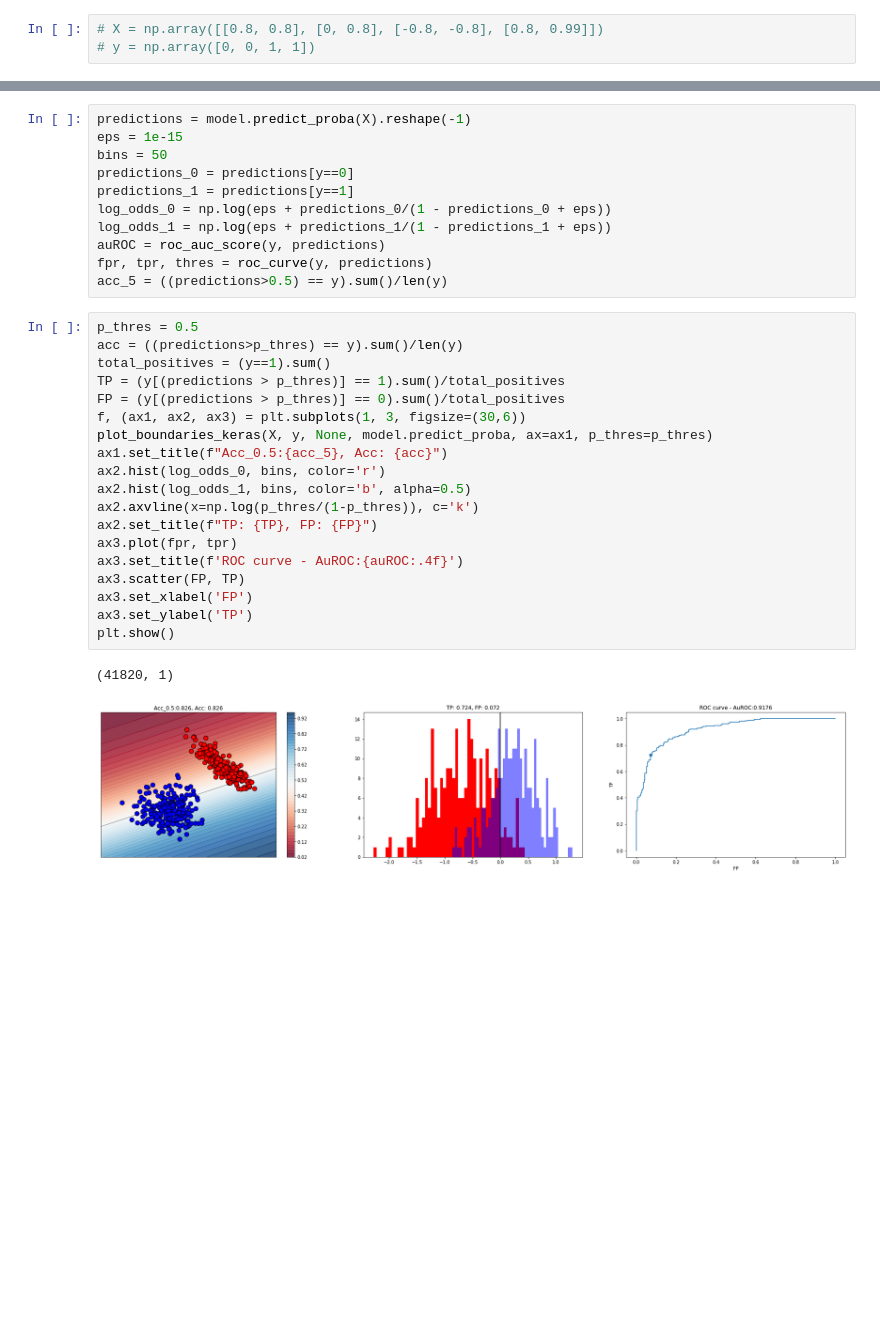
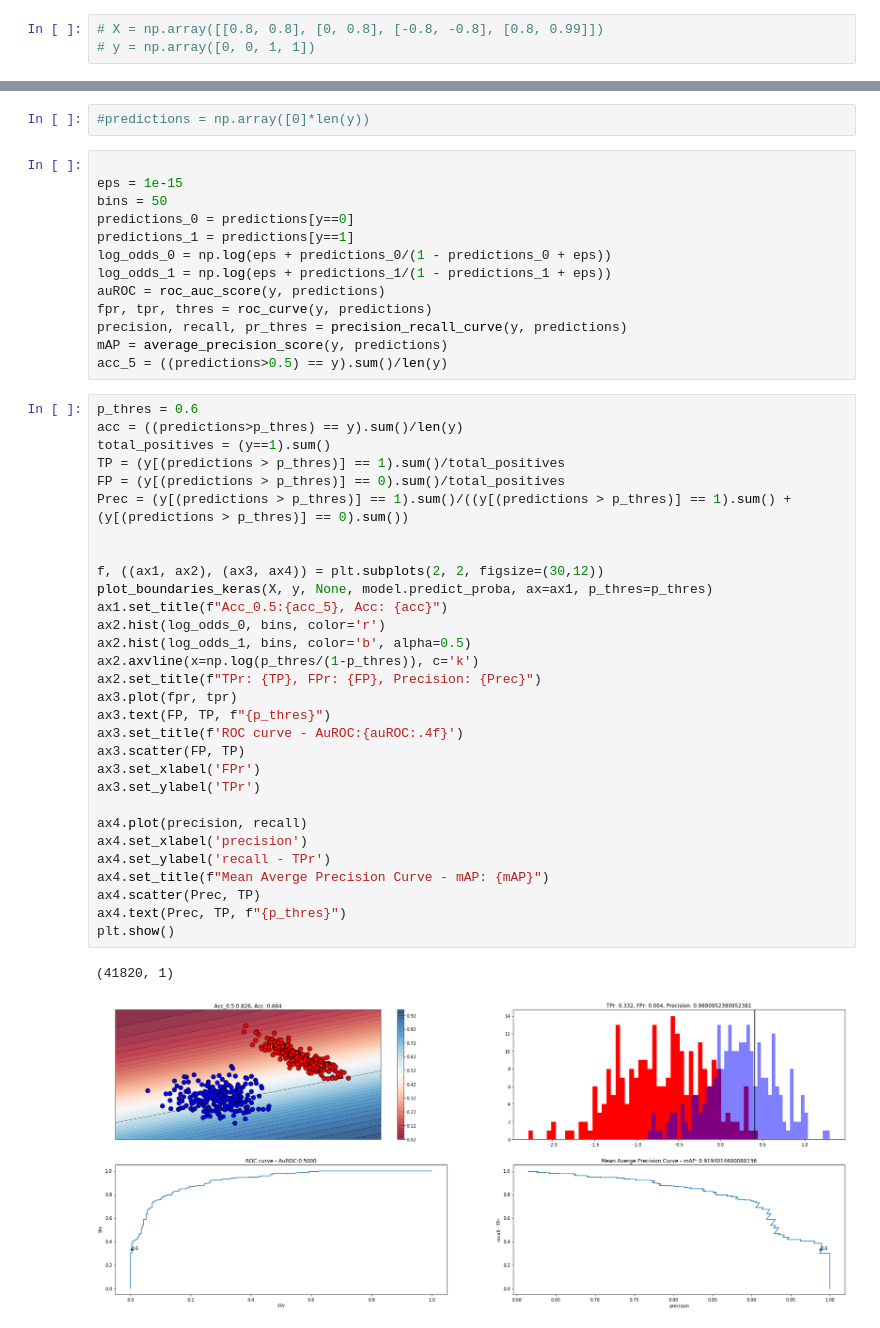
Before and after one commit to franmassa/lab-ml-itba-regresion-logistica-Keras, a Jupyter notebook: 06-ROC.ipynb, the cells around one changed output, grey strips where cells are left out. Cells and saved outputs as stored; diff of their text form; blank space fills up the shorter version.

```diff
--- a/06-ROC.ipynb
+++ b/06-ROC.ipynb
@@ -145,5 +145,7 @@ model.load_weights('roc_initial_caso_2.hdf5')
+# %%
+#predictions = np.array([0]*len(y))
 # %%
-predictions = model.predict_proba(X).reshape(-1)
+
 eps = 1e-15
 bins = 50
 predictions_0 = predictions[y==0]
@@ -152,26 +154,39 @@ log_odds_0 = np.log(eps + predictions_0/(1 - predictions_0 + eps))
 log_odds_1 = np.log(eps + predictions_1/(1 - predictions_1 + eps))
 auROC = roc_auc_score(y, predictions)
 fpr, tpr, thres = roc_curve(y, predictions)
+precision, recall, pr_thres = precision_recall_curve(y, predictions)
+mAP = average_precision_score(y, predictions)
 acc_5 = ((predictions>0.5) == y).sum()/len(y)
 # %%
-p_thres = 0.5
+p_thres = 0.6
 acc = ((predictions>p_thres) == y).sum()/len(y)
 total_positives = (y==1).sum()
 TP = (y[(predictions > p_thres)] == 1).sum()/total_positives
 FP = (y[(predictions > p_thres)] == 0).sum()/total_positives
-f, (ax1, ax2, ax3) = plt.subplots(1, 3, figsize=(30,6))
+Prec = (y[(predictions > p_thres)] == 1).sum()/((y[(predictions > p_thres)] == 1).sum() + (y[(predictions > p_thres)] == 0).sum())
+
+
+f, ((ax1, ax2), (ax3, ax4)) = plt.subplots(2, 2, figsize=(30,12))
 plot_boundaries_keras(X, y, None, model.predict_proba, ax=ax1, p_thres=p_thres)
 ax1.set_title(f"Acc_0.5:{acc_5}, Acc: {acc}")
 ax2.hist(log_odds_0, bins, color='r')
 ax2.hist(log_odds_1, bins, color='b', alpha=0.5)
 ax2.axvline(x=np.log(p_thres/(1-p_thres)), c='k')
-ax2.set_title(f"TP: {TP}, FP: {FP}")
+ax2.set_title(f"TPr: {TP}, FPr: {FP}, Precision: {Prec}")
 ax3.plot(fpr, tpr)
+ax3.text(FP, TP, f"{p_thres}")
 ax3.set_title(f'ROC curve - AuROC:{auROC:.4f}')
 ax3.scatter(FP, TP)
-ax3.set_xlabel('FP')
-ax3.set_ylabel('TP')
+ax3.set_xlabel('FPr')
+ax3.set_ylabel('TPr')
+
+ax4.plot(precision, recall)
+ax4.set_xlabel('precision')
+ax4.set_ylabel('recall - TPr')
+ax4.set_title(f"Mean Averge Precision Curve - mAP: {mAP}")
+ax4.scatter(Prec, TP)
+ax4.text(Prec, TP, f"{p_thres}")
 plt.show()
 # %% [output]
 (41820, 1)
-[figure, old version]
+[figure, new version]
```
Also changed, not shown: parts of 7 cells of this notebook.
